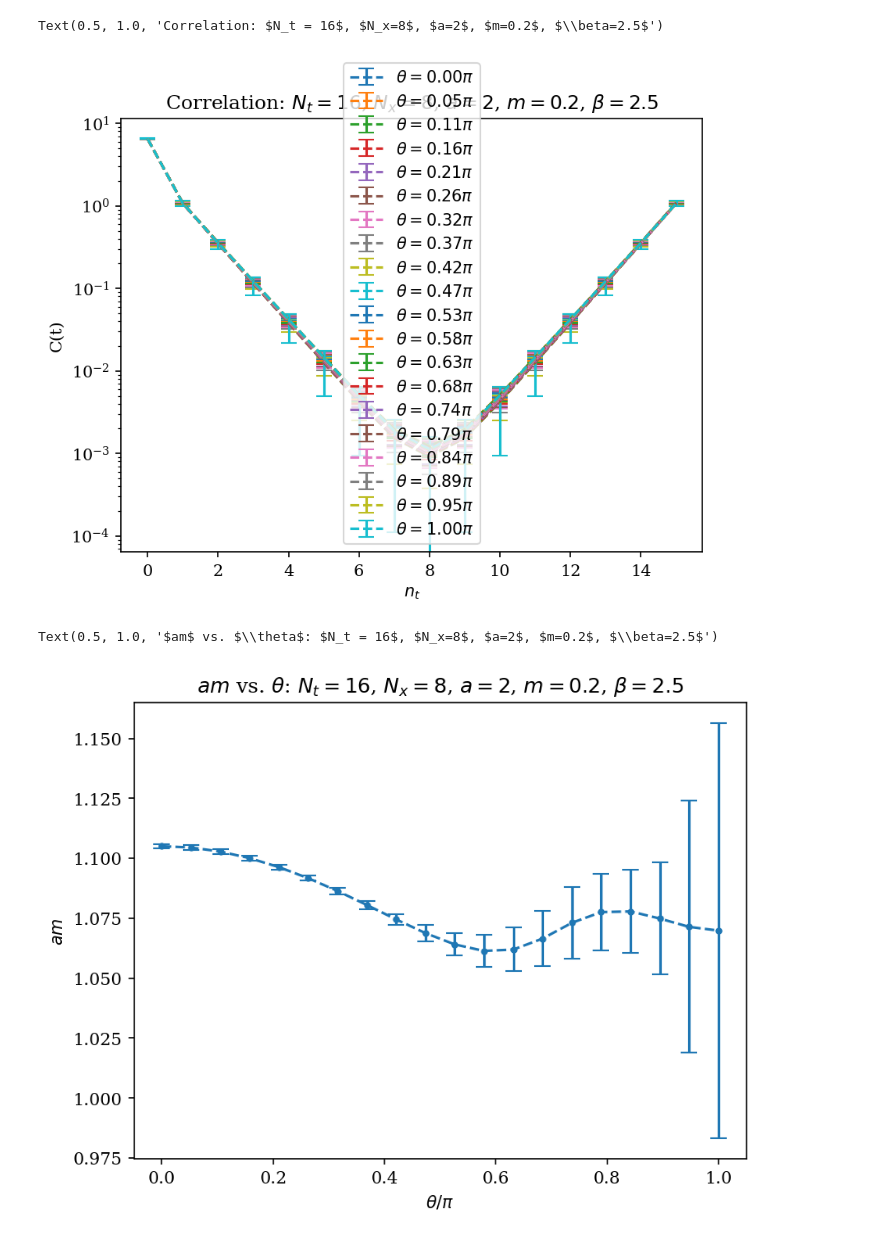
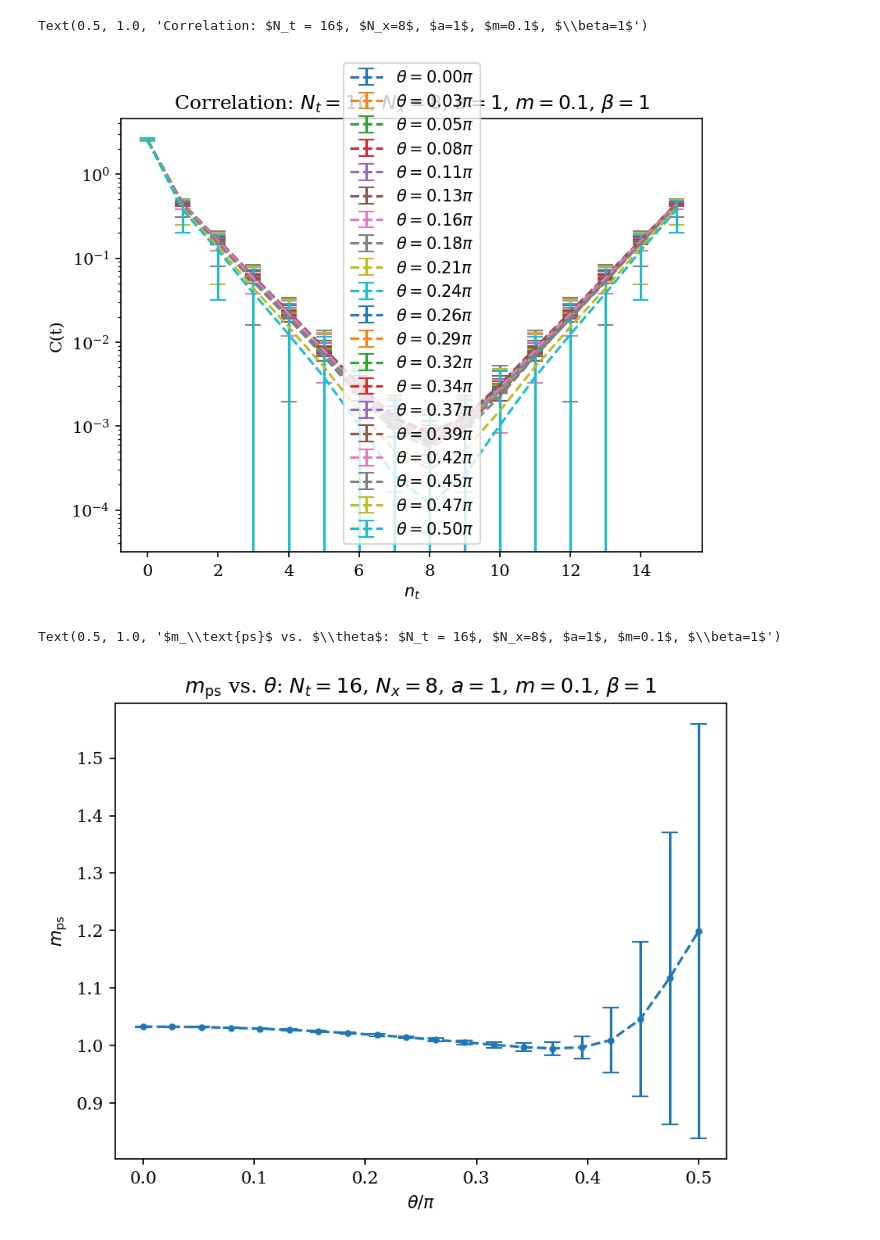
Before and after one commit to wurdahl/schwingerModel, a Jupyter notebook: thetaTerm.ipynb, the cells around one changed output. Saved outputs shown, nothing was run; the diff lists cells and outputs as text; code cells hidden in the pictures.

```diff
--- a/thetaTerm.ipynb
+++ b/thetaTerm.ipynb
@@ -11,7 +11,7 @@ import pickle
 
 import schwingerModel as sim
 # %%
-with open('configs/50kSteps_a_2.pkl', 'rb') as f:
+with open('configs/strongCoupling.pkl', 'rb') as f:
     temp = pickle.load(f)
 # %%
 m = temp.fMass
@@ -36,9 +36,9 @@ print(totalSteps)
 50000
 # %%
-bIn = 500
-skp = 25
+bIn = 0
+skp = 10
 
-thetas = np.linspace(0,np.pi,20)
+thetas = np.linspace(0,np.pi*.5,20)
 
 correls = []
 masses = []
@@ -52,7 +52,7 @@ masses=np.array(masses)
 # %%
 plt.figure(dpi=150)
 for i, c in enumerate(correls):
-    plt.errorbar(x=np.arange(len(c[0])), y=c[0],yerr=c[1],label=rf"$\theta={(thetas[i]/np.pi):.2f} \pi$",ls="--",capsize=5)
+    plt.errorbar(x=np.arange(len(c[0])), y=c[0],yerr=np.abs(c[1]),label=rf"$\theta={(thetas[i]/np.pi):.2f} \pi$",ls="--",capsize=5)
 
 plt.semilogy()
 plt.legend()
@@ -60,15 +60,15 @@ plt.xlabel("$n_t$")
 plt.ylabel("C(t)")
 plt.title(rf"Correlation: $N_t = {dimt}$, $N_x={dimx}$, $a={a}$, $m={m}$, $\beta={beta}$")
 # %% [output]
-Text(0.5, 1.0, 'Correlation: $N_t = 16$, $N_x=8$, $a=2$, $m=0.2$, $\\beta=2.5$')
+Text(0.5, 1.0, 'Correlation: $N_t = 16$, $N_x=8$, $a=1$, $m=0.1$, $\\beta=1$')
-[figure, old version]
+[figure, new version]
 # %%
 plt.figure(dpi=150)
 plt.errorbar(x=thetas/np.pi, y=masses[:,0],yerr=masses[:,1],ls="--",capsize=5,marker=".")
 
 plt.xlabel(r"$\theta/\pi$")
-plt.ylabel("$am$")
-plt.title(rf"$am$ vs. $\theta$: $N_t = {dimt}$, $N_x={dimx}$, $a={a}$, $m={m}$, $\beta={beta}$")
+plt.ylabel(r"$m_\text{ps}$")
+plt.title(rf"$m_\text{{ps}}$ vs. $\theta$: $N_t = {dimt}$, $N_x={dimx}$, $a={a}$, $m={m}$, $\beta={beta}$")
 # %% [output]
-Text(0.5, 1.0, '$am$ vs. $\\theta$: $N_t = 16$, $N_x=8$, $a=2$, $m=0.2$, $\\beta=2.5$')
+Text(0.5, 1.0, '$m_\\text{ps}$ vs. $\\theta$: $N_t = 16$, $N_x=8$, $a=1$, $m=0.1$, $\\beta=1$')
-[figure, old version]
+[figure, new version]
```
Also changed, not shown: parts of 1 cell of this notebook, 8 other files.
